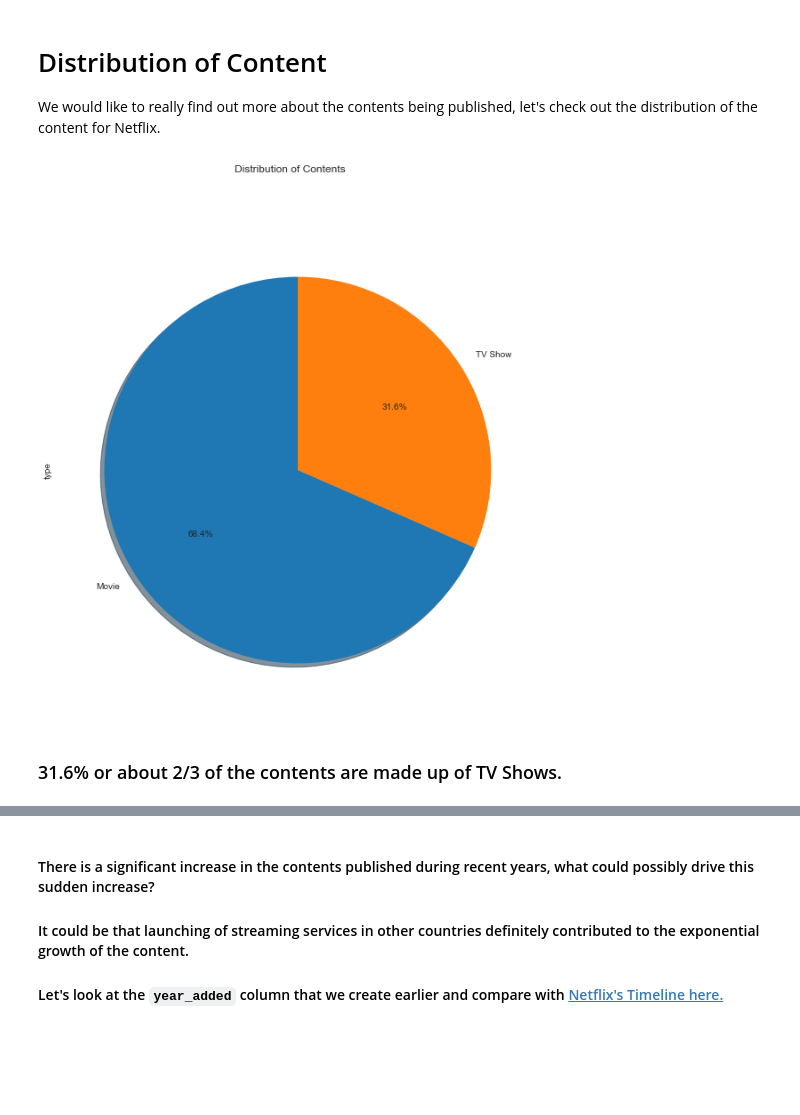
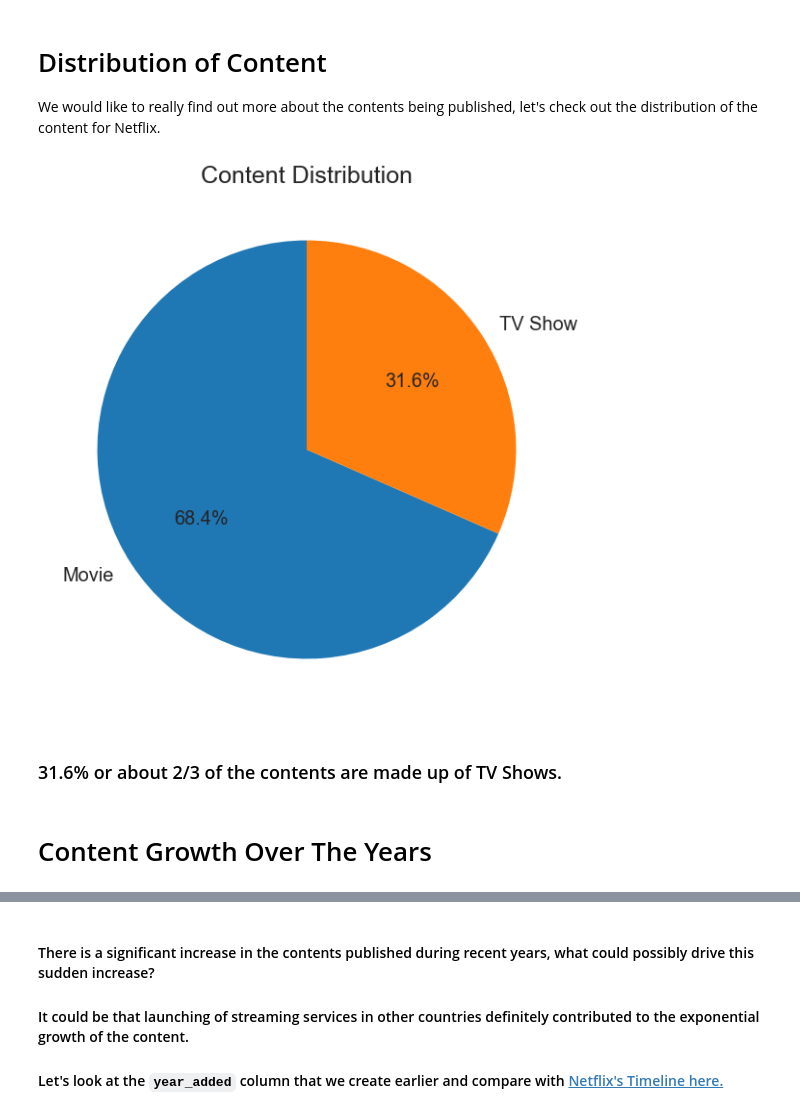
Before and after one commit to salmanmarizki/netflix_shows, a Jupyter notebook: EDA.ipynb, the cells around one changed output, grey strips where cells are left out. Drawn from its saved outputs; the diff is of its cells as text; code cells hidden in the pictures; blank space fills up the shorter version.

Commit message:
udpated pie chart

```diff
--- a/EDA.ipynb
+++ b/EDA.ipynb
@@ -88,13 +88,17 @@ df_c['year_added'] = df_c['year_added'].apply(int)
 
 We would like to really find out more about the contents being published, let's check out the distribution of the content for Netflix.
 # %%
-ax_p = df_c['type'].value_counts().plot(kind='pie',subplots=True, figsize=(10,10), startangle = 90, shadow = True,
-         autopct = '%1.1f%%', legend=False, title='Distribution of Contents')
-# ax_p.set()
+ax_p = df_c['type'].value_counts().plot(kind='pie',subplots=True, figsize=(10,10), startangle = 90,
+         autopct = '%1.1f%%', legend=False, fontsize=20)
+plt.title('Content Distribution', fontsize=25)
+plt.ylabel('')
+plt.show()
 # %% [output]
-[figure, old version]
+[figure, new version]
 # %% [markdown]
 ### 31.6% or about 2/3 of the contents are made up of TV Shows.
+# %% [markdown]
+# Content Growth Over The Years
 # %%
 year_data = df_c['year_added'].value_counts().sort_index().loc[:2019]
 type_data = df_c.groupby('year_added')['type'].value_counts().unstack().fillna(0).loc[:2019]
```
Also changed, not shown: parts of 4 cells of this notebook.
